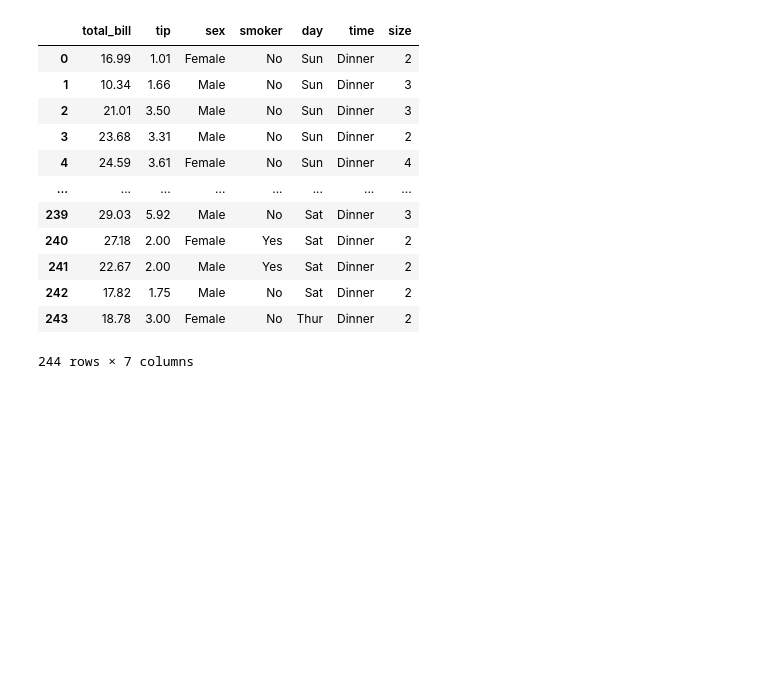
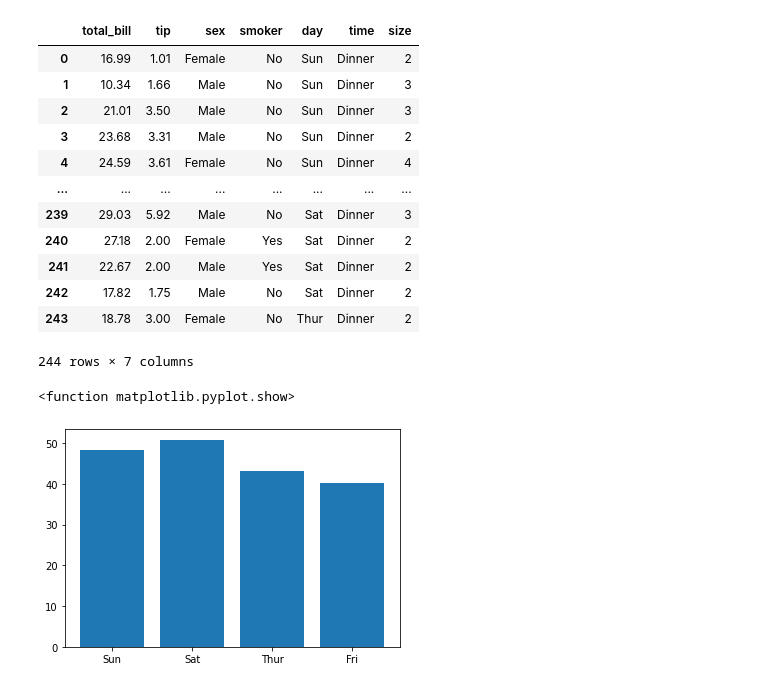
Before and after one commit to sangeeth938/ML_Day2, a Jupyter notebook: ML_Day2.ipynb, the cells around one changed output. Saved outputs shown, nothing was run; the diff lists cells and outputs as text; code cells hidden in the pictures; blank space fills up the shorter version.

```diff
--- a/ML_Day2.ipynb
+++ b/ML_Day2.ipynb
@@ -334,3 +334,9 @@ tips
 | 242 | 17.82 | 1.75 | Male | No | Sat | Dinner | 2 |
 | 243 | 18.78 | 3.00 | Female | No | Thur | Dinner | 2 |
 244 rows × 7 columns
+# %%
+plt.bar(tips["day"],tips["total_bill"])
+plt.show
+# %% [output]
+<function matplotlib.pyplot.show>
+[figure, added]
```
Also changed, not shown: parts of 22 cells of this notebook.
